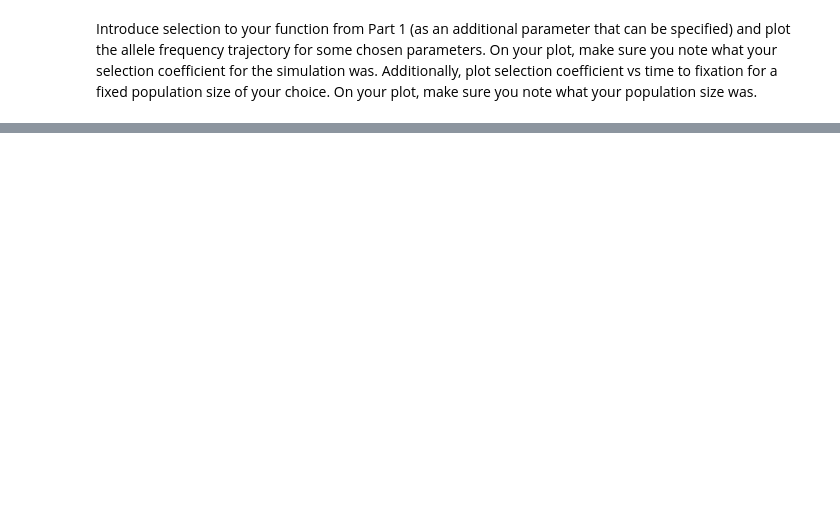
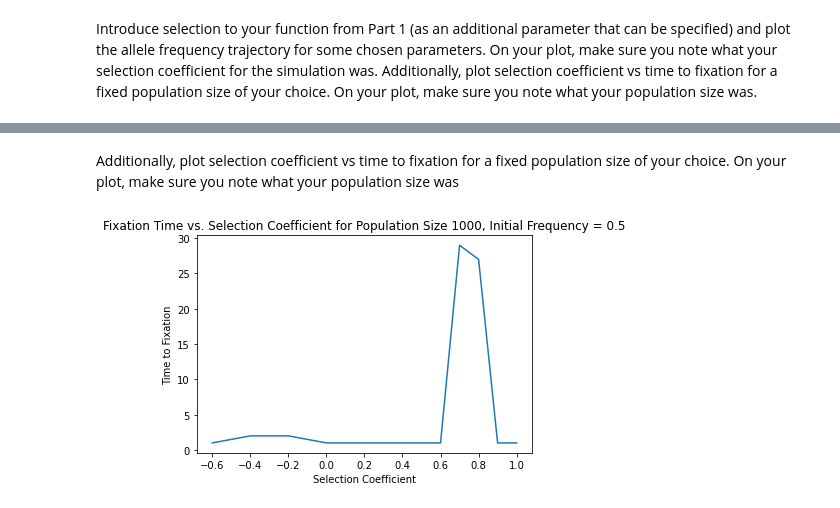
Before and after one commit to rgenner/qbb2021-answers, a Jupyter notebook: week8/Week8.ipynb, the cells around one changed output, grey strips where cells are left out. Saved outputs shown, nothing was run; the diff lists cells and outputs as text; code cells hidden in the pictures; blank space fills up the shorter version.

```diff
--- a/week8/Week8.ipynb
+++ b/week8/Week8.ipynb
@@ -96,0 +116,16 @@ Introduce selection to your function from Part 1 (as an additional parameter tha
+# %% [markdown]
+Additionally, plot selection coefficient vs time to fixation for a fixed population size of your choice. On your plot, make sure you note what your population size was
+# %%
+fix_rate = []
+
+sel_coeff = -0.6, -0.4, -0.2, 0.0, 0.2, 0.4, 0.6, 0.7, 0.8, 0.9, 1.0
+for coeff in sel_coeff:
+    fix_rate.append(len(sel_freq(1000,0.5,coeff)))
+
+plt.plot(sel_coeff,fix_rate)
+plt.title('Fixation Time vs. Selection Coefficient for Population Size 1000, Initial Frequency = 0.5')
+plt.xlabel('Selection Coefficient')
+plt.ylabel('Time to Fixation')
+plt.show()
+# %% [output]
+[figure, added]
```
Also changed, not shown: parts of 9 cells of this notebook.
